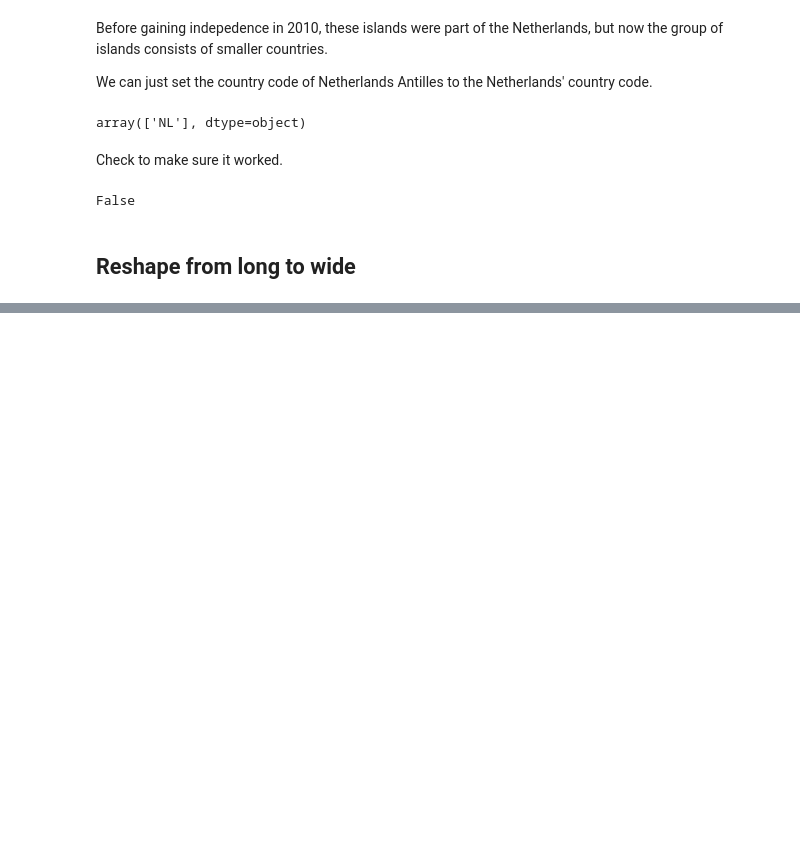
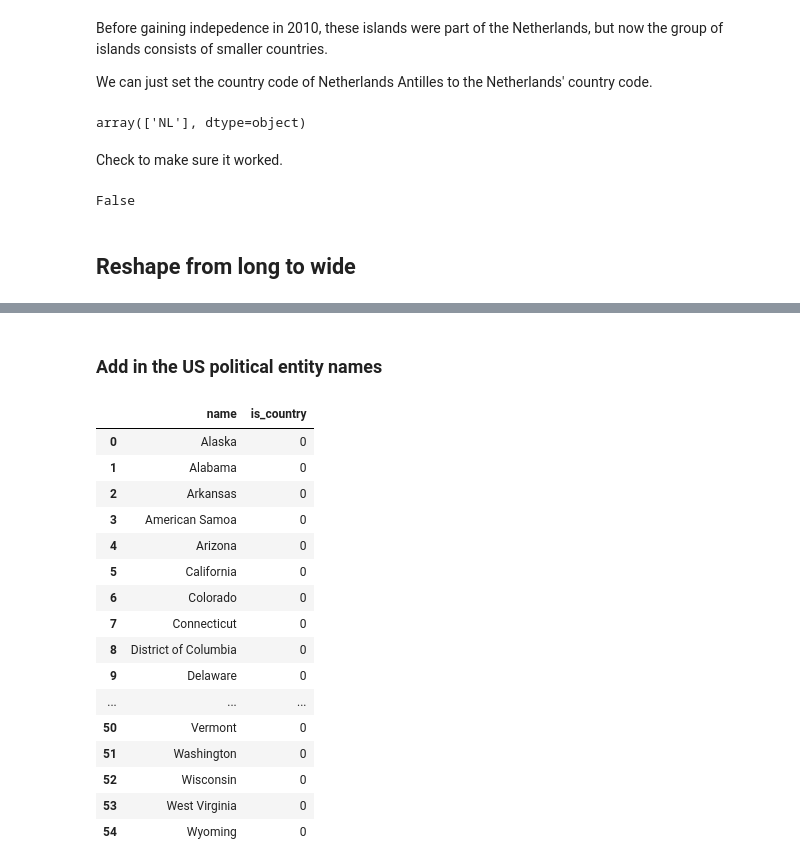
Before and after one commit to stevegbrooks/commodify, a Jupyter notebook: usda_preprocessing.ipynb, the cells around one changed output, grey strips where cells are left out. Cells and saved outputs as stored; diff of their text form; code cells hidden in the pictures; blank space fills up the shorter version.

```diff
--- a/usda_preprocessing.ipynb
+++ b/usda_preprocessing.ipynb
@@ -98,0 +173,28 @@ KeyError: "['Country_Name', 'Market_Year', 'Month', 'Commodity_Description'] not
+# %% [markdown]
+### Add in the US political entity names
+# %%
+us_names = np.array(["Alaska", "Alabama", "Arkansas", "American Samoa", "Arizona", "California", "Colorado", "Connecticut", "District of Columbia", "Delaware", "Florida", "Georgia", "Guam", "Hawaii", "Iowa", "Idaho", "Illinois", "Indiana", "Kansas", "Kentucky", "Louisiana", "Massachusetts", "Maryland", "Maine", "Michigan", "Minnesota", "Missouri", "Mississippi", "Montana", "North Carolina", "North Dakota", "Nebraska", "New Hampshire", "New Jersey", "New Mexico", "Nevada", "New York", "Ohio", "Oklahoma", "Oregon", "Pennsylvania", "Puerto Rico", "Rhode Island", "South Carolina", "South Dakota", "Tennessee", "Texas", "Utah", "Virginia", "Virgin Islands", "Vermont", "Washington", "Wisconsin", "West Virginia", "Wyoming"])
+
+us = pd.DataFrame(us_names, columns = ["name"])
+
+us["is_country"] = 0
+
+us
+# %% [output]
+|  | name | is_country |
+| 0 | Alaska | 0 |
+| 1 | Alabama | 0 |
+| 2 | Arkansas | 0 |
+| 3 | American Samoa | 0 |
+| 4 | Arizona | 0 |
+| 5 | California | 0 |
+| 6 | Colorado | 0 |
+| 7 | Connecticut | 0 |
+| 8 | District of Columbia | 0 |
+| 9 | Delaware | 0 |
+| ... | ... | ... |
+| 50 | Vermont | 0 |
+| 51 | Washington | 0 |
+| 52 | Wisconsin | 0 |
+| 53 | West Virginia | 0 |
+| 54 | Wyoming | 0 |
```
Also changed, not shown: parts of 8 cells of this notebook, 4 other files.
